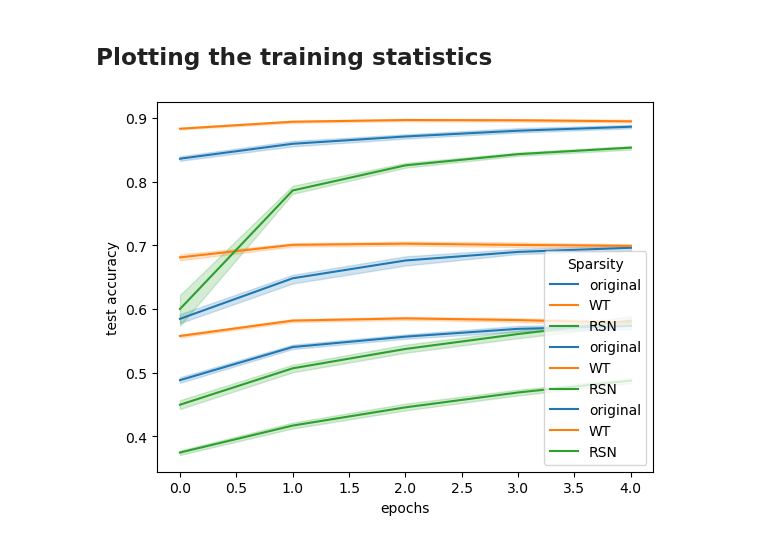
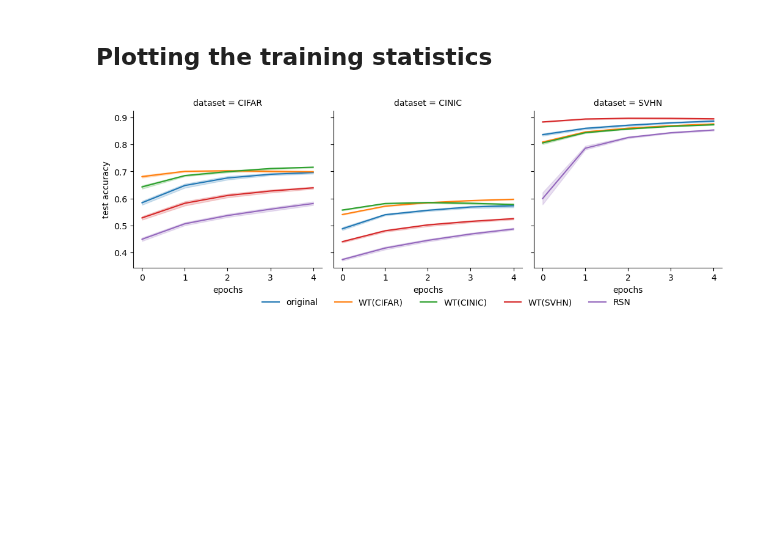
Before and after one commit to Ernalein/ThesisLTH, a Jupyter notebook: 6a Training plots.ipynb, the cells around one changed output. Cells and saved outputs as stored; diff of their text form; code cells hidden in the pictures; blank space fills up the shorter version.

Commit message:
making training statistics plot

```diff
--- a/6a Training plots.ipynb
+++ b/6a Training plots.ipynb
@@ -209,16 +201,25 @@ Using 8932 files for validation.
 # %% [markdown]
 ## Plotting the training statistics
 # %%
-for dataset in ["CIFAR","CINIC","SVHN"]:
+#fig, axes = plt.subplots(1, 3, figsize=(10,3), constrained_layout=True, sharex=True, sharey=True,)
+
+all_train_stats = pd.DataFrame()
+
+for i, dataset in enumerate(["CIFAR","CINIC","SVHN"]):
 
     # extract collective sign distribution
     train_stats = pd.read_csv(f'6b Training statistics/{dataset}_collective_training_stats.csv')
+    train_stats = train_stats[["test accuracy","epochs","Sparsity","model_nr","dataset"]]
+    all_train_stats = pd.concat([all_train_stats,train_stats], axis=0)
 
-    # take mean over model nrs (using groupby)
+plot = sns.relplot(data=all_train_stats, x="epochs", y="test accuracy", hue="Sparsity", hue_order=["original","WT(CIFAR)","WT(CINIC)","WT(SVHN)","RSN"],
+                    errorbar=('ci', 100), col="dataset", kind="line", height=3.5)
 
-    # just the ["test accuracy"]
-    train_stats = train_stats[["test accuracy","epochs","Sparsity","model_nr"]]
-
-    sns.lineplot(data=train_stats, x="epochs", y="test accuracy", hue="Sparsity",errorbar=('ci', 100))
+#sns.move_legend(axes[2], "upper left", bbox_to_anchor=(1, 1))
+sns.move_legend(
+    plot, "lower center",
+    bbox_to_anchor=(.5, -0.05), ncol=5, title=None, frameon=False,
+)
+plot.savefig(f"6b Training statistics/training_stats_all_datasets_and_wts.png")
 # %% [output]
-[figure, old version]
+[figure, new version]
```
Also changed, not shown: parts of 6 cells of this notebook, 13 other files.
